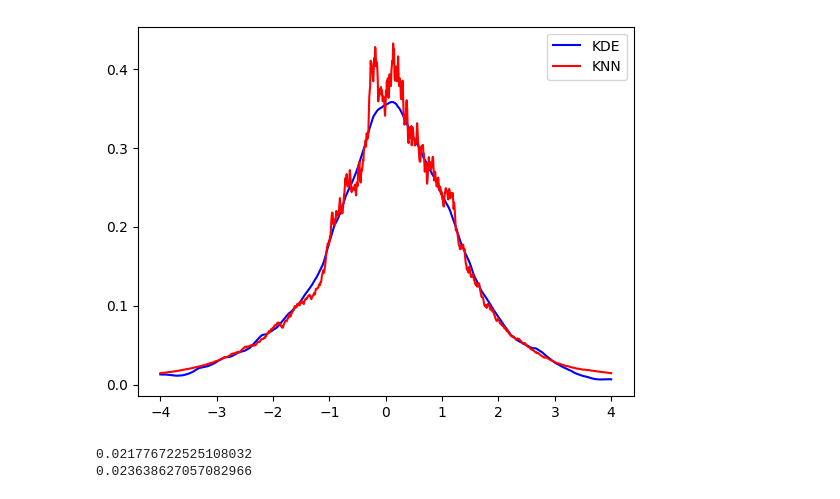
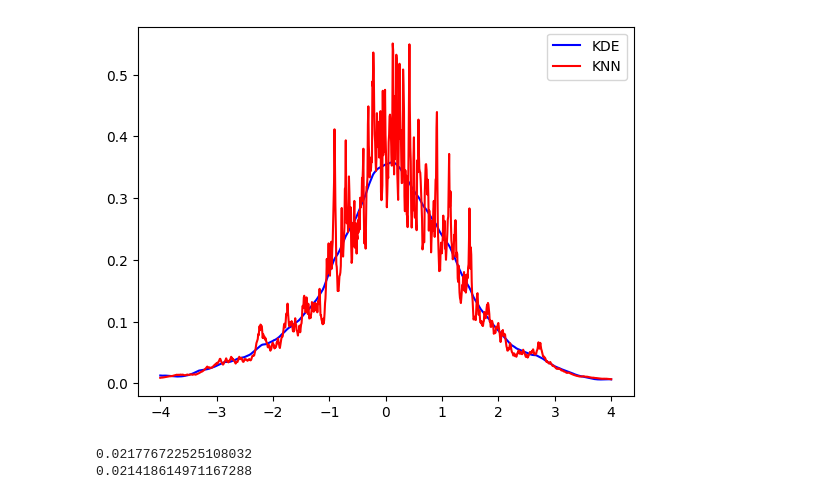
Before and after one commit to f-linder/thesis_bachelor, a Jupyter notebook: testing.ipynb, the cells around one changed output. Drawn from its saved outputs; the diff is of its cells as text; code cells hidden in the pictures.

```diff
--- a/testing.ipynb
+++ b/testing.ipynb
@@ -16,32 +22,31 @@ apple_df = pd.read_csv(f'data/{apple}.csv')
 microsoft_df = pd.read_csv(f'data/{microsoft}.csv')
 google_df = pd.read_csv(f'data/{google}.csv')
 # %%
-# test of desnity for one random variable
+# test of density for one random variable
 returns = np.array([apple_df['Returns']]).transpose()
 
+# bandwidth = 'silverman' | 'scott' | float
 kde = KDE(kernel='exponential', bandwidth='silverman')
-knn = KNN(100)
+knn = KNN()
 
-pdf_kde = pdf_joint(kde, returns)
-pdf_knn = pdf_joint(knn, returns)
+pdf_kde = pdf(kde, returns)
+pdf_knn = pdf(knn, returns)
 
 # print density distributions
 x_vals = np.linspace(-4, 4, 1000)
+y_knn = [pdf_knn(x) for x in x_vals]
 y_kde = [pdf_kde(x) for x in x_vals]
-y_knn = [pdf_knn(x) for x in x_vals]
+
 
 plt.plot(x_vals, y_kde, label='KDE', color='blue')
 plt.plot(x_vals, y_knn, label='KNN', color='red')
 plt.legend()
 plt.show()
 # %% [output]
-[figure, old version]
+[figure, new version]
 # %%
-# test of desnity for multiple random variable
+# test of density for multiple random variable
 returns = np.array([apple_df['Returns'], google_df['Returns']]).transpose()
-
-kde = KDE(kernel='exponential', bandwidth='silverman')
-knn = KNN(100)
 
 pdf_kde = pdf(kde, returns)
 pdf_knn = pdf(knn, returns)
@@ -50,5 +55,5 @@ print(pdf_kde(2, 2))
 print(pdf_knn(2, 2))
 # %% [output]
 0.021776722525108032
-0.023638627057082966
+0.021418614971167288
 # %%
```
Also changed, not shown: parts of 4 cells of this notebook, 3 other files.
